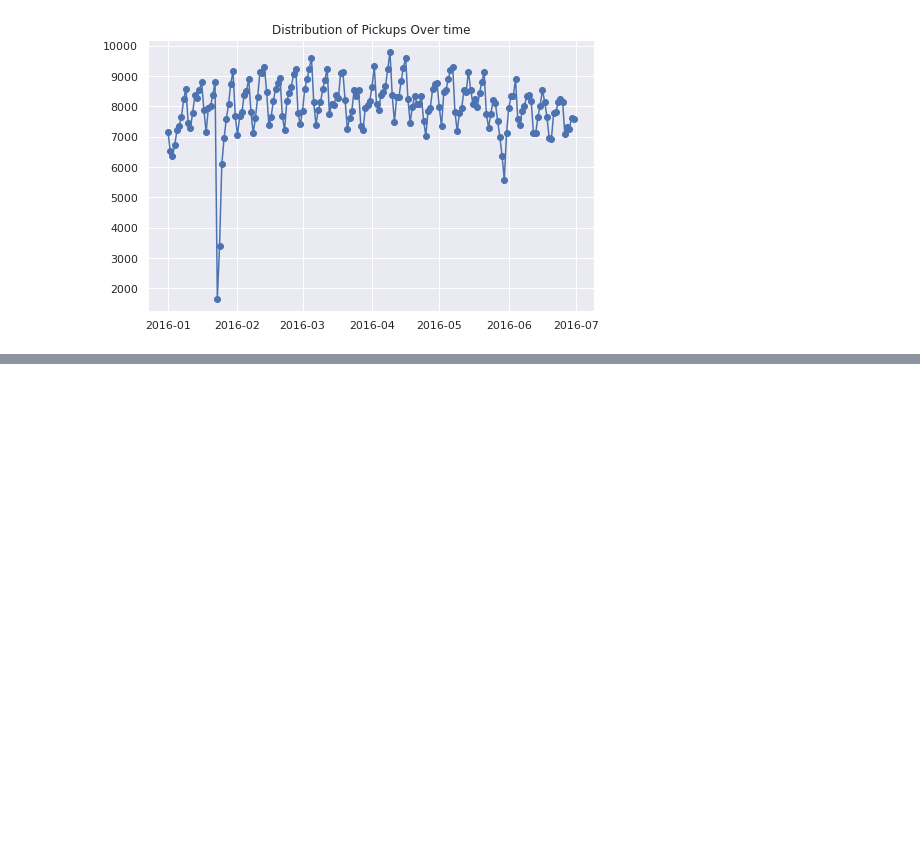
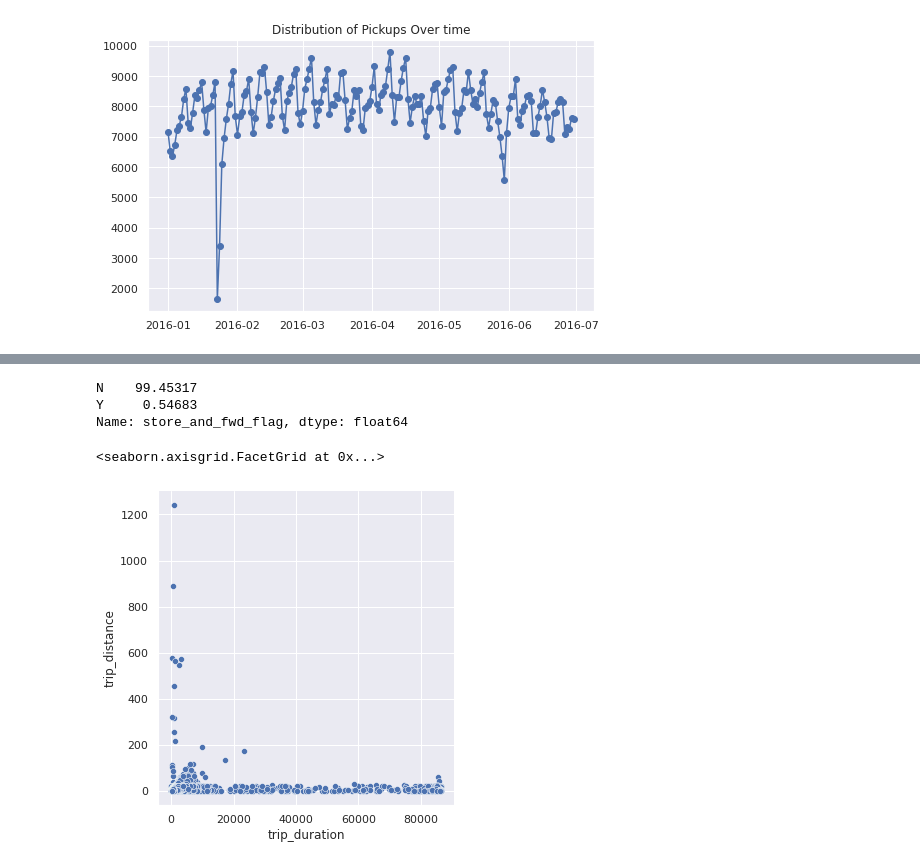
Before and after one commit to kamya11/NYC-Taxi-Trip-Time-Prediction, a Jupyter notebook: NYC_Taxi_Trip_Time_Prediction_Capstone_Project.ipynb, the cells around one changed output, grey strips where cells are left out. Saved outputs shown, nothing was run; the diff lists cells and outputs as text; code cells hidden in the pictures; blank space fills up the shorter version.

```diff
--- a/NYC_Taxi_Trip_Time_Prediction_Capstone_Project.ipynb
+++ b/NYC_Taxi_Trip_Time_Prediction_Capstone_Project.ipynb
@@ -285,0 +334,5 @@ Text(0.5, 1.0, 'Distribution of Pickups Over time')
+# %%
+data = data[data.trip_duration <=86392 ]
+data = data[data.trip_duration >= 30]
+# %%
+data=data[data['passenger_count']!=0]
@@ -285,0 +353,11 @@ Text(0.5, 1.0, 'Distribution of Pickups Over time')
+# %%
+data['store_and_fwd_flag'].value_counts(normalize=True)*100
+# %% [output]
+N    99.45317
+Y     0.54683
+Name: store_and_fwd_flag, dtype: float64
+# %%
+sns.relplot(y=data.trip_distance,x='trip_duration',data=data)
+# %% [output]
+<seaborn.axisgrid.FacetGrid at 0x...>
+[figure, added]
```
Also changed, not shown: parts of 8 cells of this notebook.
